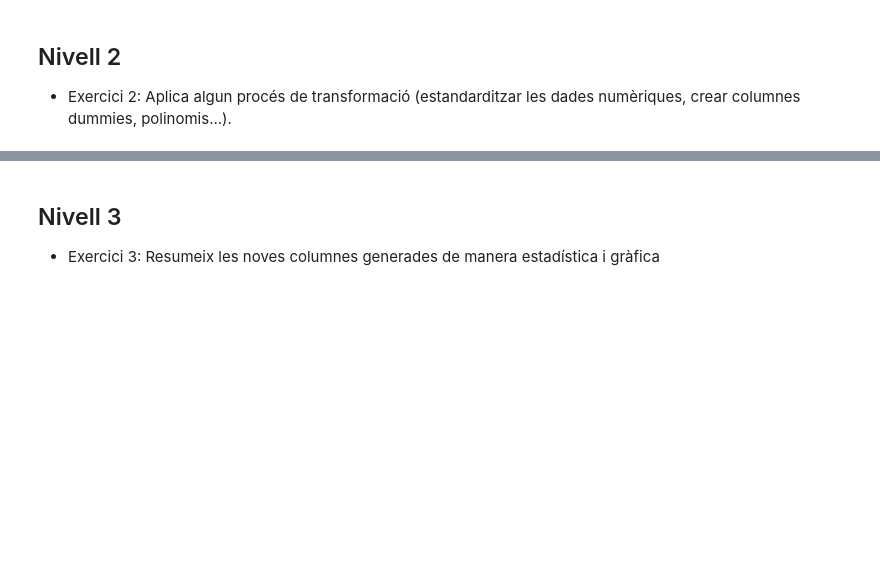
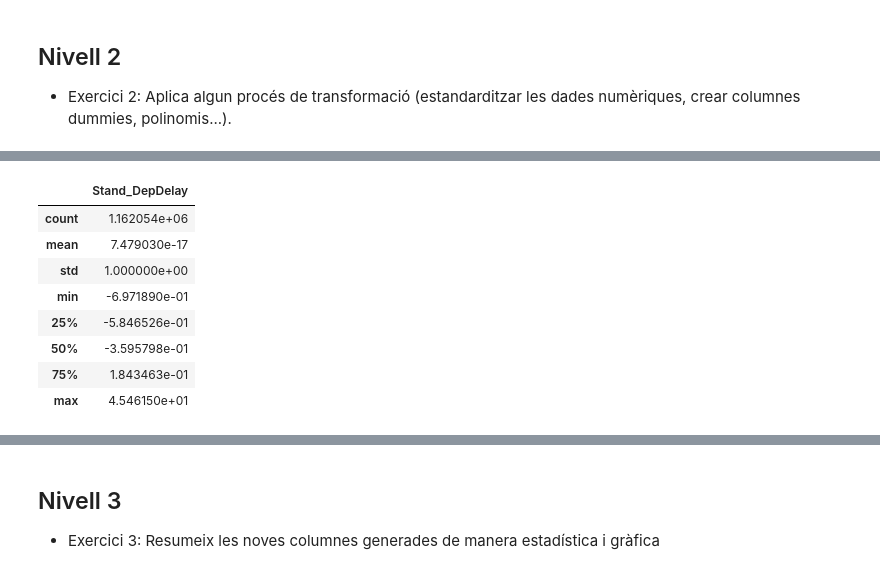
Before and after one commit to Yms002/Ejercicios, a Jupyter notebook: S11_T01/S11_T01 - Practicant amb training i test sets.ipynb, the cells around one changed output, grey strips where cells are left out. Saved outputs shown, nothing was run; the diff lists cells and outputs as text; code cells hidden in the pictures; blank space fills up the shorter version.

```diff
--- a/S11_T01/S11_T01 - Practicant amb training i test sets.ipynb
+++ b/S11_T01/S11_T01 - Practicant amb training i test sets.ipynb
@@ -153,0 +178,15 @@ Si comparamos el dataset original con el train y el test, podemos ver que los re
+# %%
+trans = StandardScaler()
+dept_stand = trans.fit_transform(dept)
+dept_stand = pd.DataFrame(dept_stand, columns=['Stand_DepDelay'])
+dept_stand.describe()
+# %% [output]
+|  | Stand_DepDelay |
+| count | 1.162054e+06 |
+| mean | 7.479030e-17 |
+| std | 1.000000e+00 |
+| min | -6.971890e-01 |
+| 25% | -5.846526e-01 |
+| 50% | -3.595798e-01 |
+| 75% | 1.843463e-01 |
+| max | 4.546150e+01 |
```
Also changed, not shown: parts of 9 cells of this notebook.
